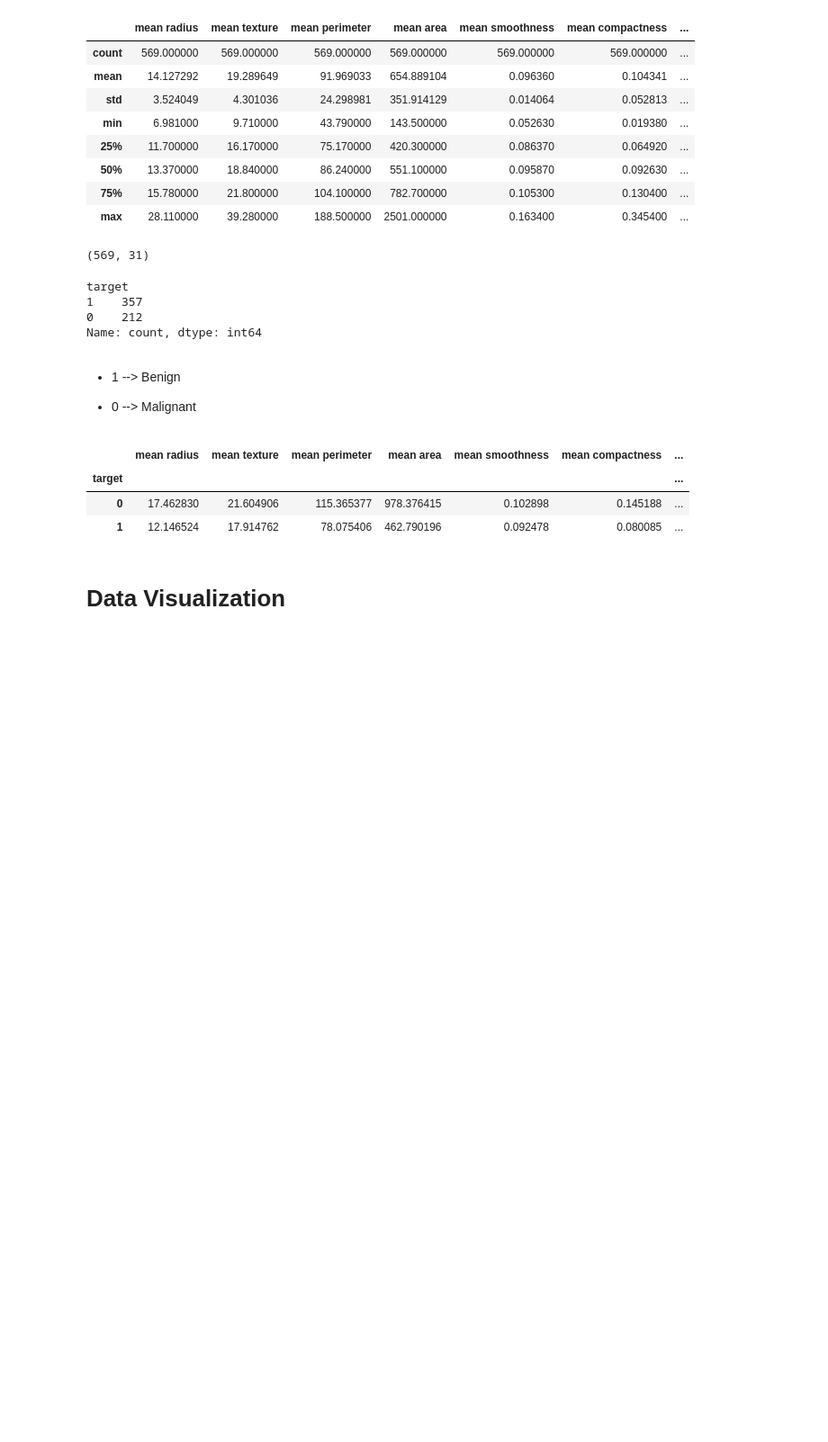
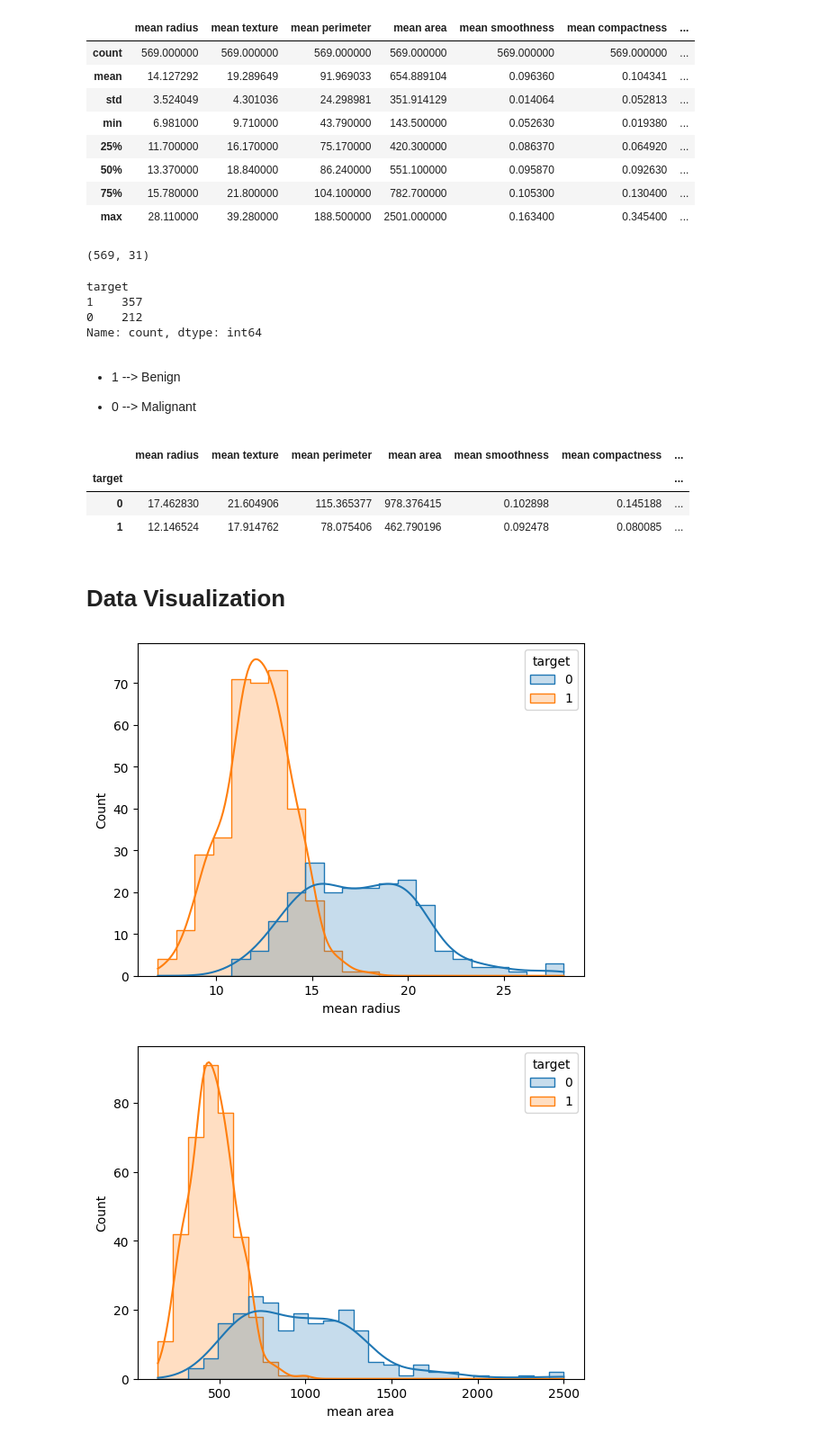
Before and after one commit to Abbasam8910/Machine-Learning-Tutorial, a Jupyter notebook: Day 39/Breast Cancer Classification.ipynb, the cells around one changed output. Shown: that part at 90% size. Drawn from its saved outputs; the diff is of its cells as text; code cells hidden in the pictures; blank space fills up the shorter version.

Commit message:
Day 39 Breast cancer classification - Data Visualization

```diff
--- a/Day 39/Breast Cancer Classification.ipynb
+++ b/Day 39/Breast Cancer Classification.ipynb
@@ -153,3 +153,14 @@ data_frame.groupby('target').mean()
 | 1 | 12.146524 | 17.914762 | 78.075406 | 462.790196 | 0.092478 | 0.080085 | ... |
 # %% [markdown]
 # Data Visualization
+# %%
+import seaborn as sns
+import matplotlib.pyplot as plt
+
+features = ['mean radius', 'mean area', 'mean concavity']
+for f in features:
+    sns.histplot(data=data_frame, x=f, hue='target', kde=True, element='step')
+    plt.show()
+# %% [output]
+[figure, added]
+[figure, added]
```
Also changed, not shown: parts of 1 cell of this notebook.
